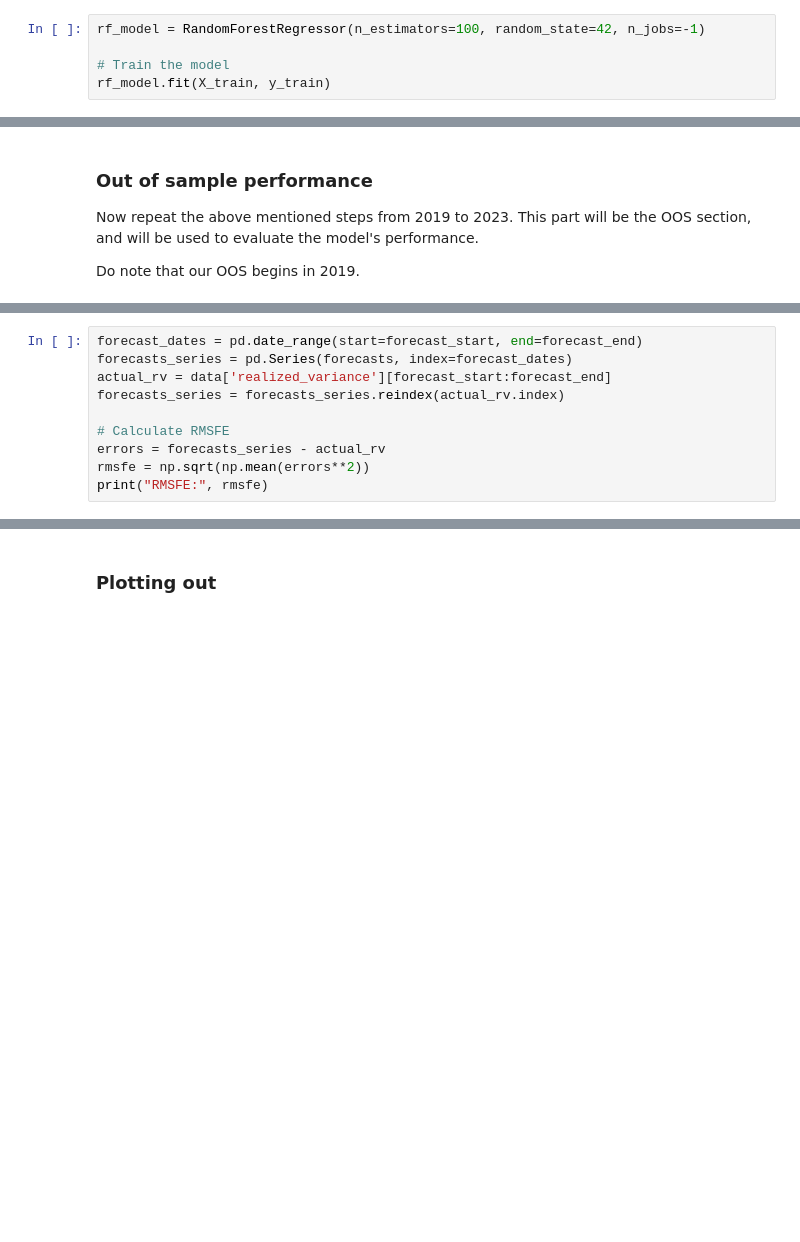
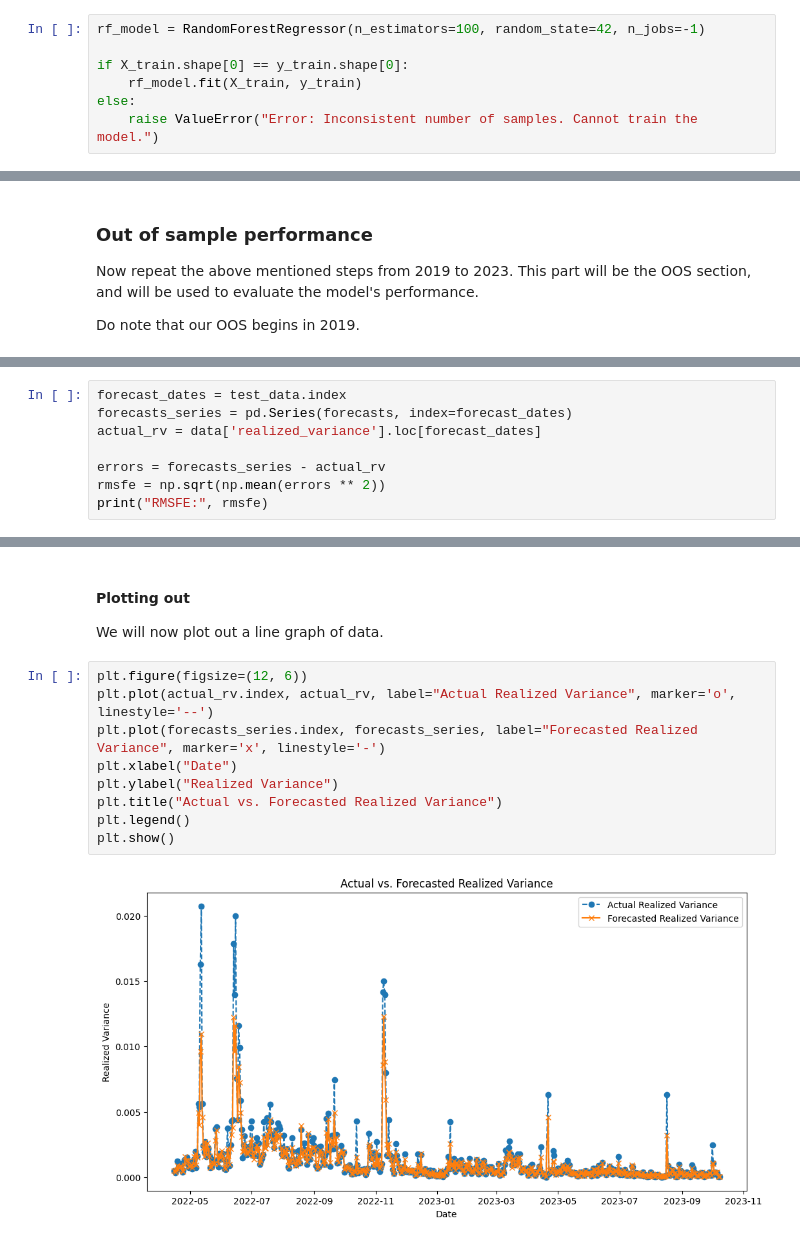
Before and after one commit to zhyoung17/crypto-rv-forecast, a Jupyter notebook: notebooks/models/rf_har.ipynb, the cells around one changed output, grey strips where cells are left out. Cells and saved outputs as stored; diff of their text form; blank space fills up the shorter version.

Commit message:
Added both RF and HAR models

```diff
--- a/notebooks/models/rf_har.ipynb
+++ b/notebooks/models/rf_har.ipynb
@@ -59,5 +61,7 @@ We will use a RF model to predict the realised variance
 # %%
 rf_model = RandomForestRegressor(n_estimators=100, random_state=42, n_jobs=-1)
 
-# Train the model
-rf_model.fit(X_train, y_train)
+if X_train.shape[0] == y_train.shape[0]:
+    rf_model.fit(X_train, y_train)
+else:
+    raise ValueError("Error: Inconsistent number of samples. Cannot train the model.")
@@ -146,11 +133,9 @@ We will use RMSE to  evaluate the results
 # %%
-forecast_dates = pd.date_range(start=forecast_start, end=forecast_end)
+forecast_dates = test_data.index
 forecasts_series = pd.Series(forecasts, index=forecast_dates)
-actual_rv = data['realized_variance'][forecast_start:forecast_end]
-forecasts_series = forecasts_series.reindex(actual_rv.index)
+actual_rv = data['realized_variance'].loc[forecast_dates]
 
-# Calculate RMSFE
 errors = forecasts_series - actual_rv
-rmsfe = np.sqrt(np.mean(errors**2))
+rmsfe = np.sqrt(np.mean(errors ** 2))
 print("RMSFE:", rmsfe)
 # %% [output]
@@ -190,2 +167,14 @@ max    1626.5  1641.2  1625.9  646.669448     -0.004894
-# %% [markdown]
-### Plotting out
+# %% [markdown]
+#### Plotting out
+We will now plot out a line graph of data.
+# %%
+plt.figure(figsize=(12, 6))
+plt.plot(actual_rv.index, actual_rv, label="Actual Realized Variance", marker='o', linestyle='--')
+plt.plot(forecasts_series.index, forecasts_series, label="Forecasted Realized Variance", marker='x', linestyle='-')
+plt.xlabel("Date")
+plt.ylabel("Realized Variance")
+plt.title("Actual vs. Forecasted Realized Variance")
+plt.legend()
+plt.show()
+# %% [output]
+[figure, added]
```
Also changed, not shown: parts of 24 cells of this notebook.
